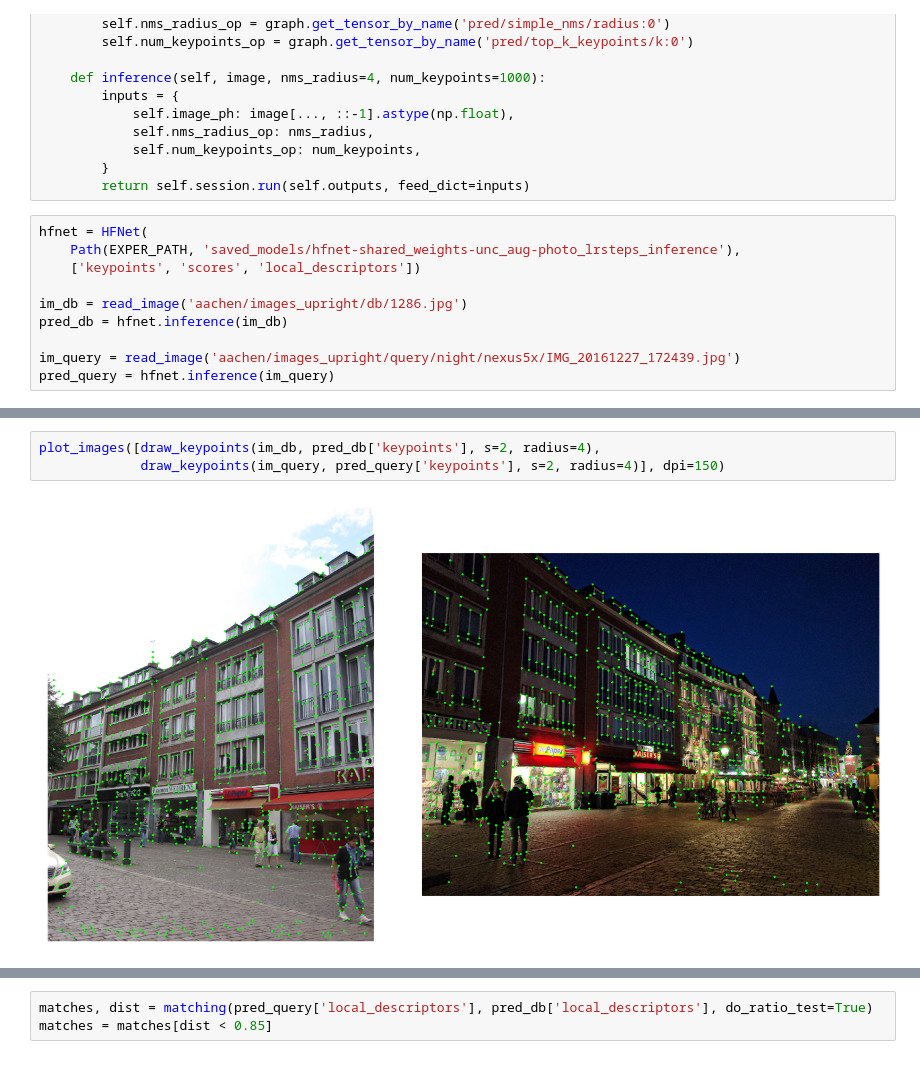
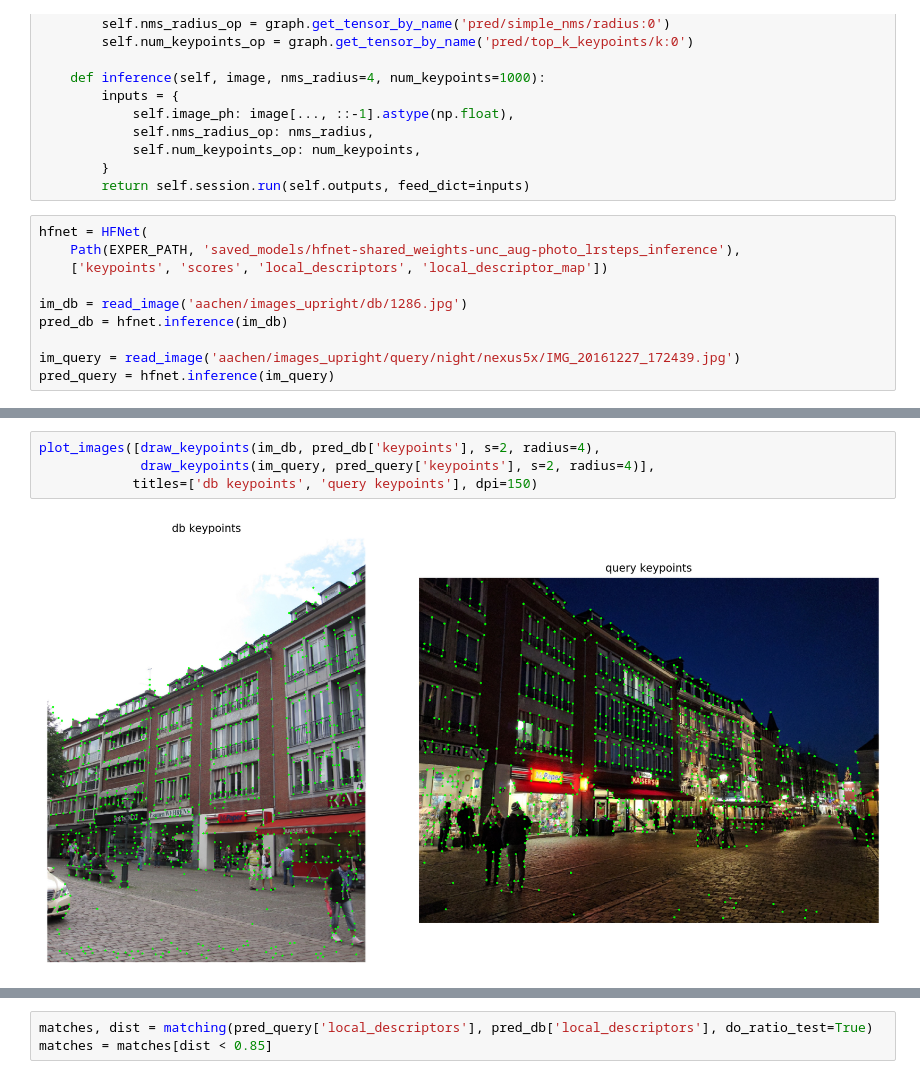
Before and after one commit to ethz-asl/hfnet, a Jupyter notebook: notebooks/demo.ipynb, the cells around one changed output, grey strips where cells are left out. Drawn from its saved outputs; the diff is of its cells as text.

```diff
--- a/notebooks/demo.ipynb
+++ b/notebooks/demo.ipynb
@@ -48,7 +48,7 @@ class HFNet:
 # %%
 hfnet = HFNet(
     Path(EXPER_PATH, 'saved_models/hfnet-shared_weights-unc_aug-photo_lrsteps_inference'),
-    ['keypoints', 'scores', 'local_descriptors'])
+    ['keypoints', 'scores', 'local_descriptors', 'local_descriptor_map'])
 
 im_db = read_image('aachen/images_upright/db/1286.jpg')
 pred_db = hfnet.inference(im_db)
@@ -60,5 +60,6 @@ pred_query = hfnet.inference(im_query)
 # %%
 plot_images([draw_keypoints(im_db, pred_db['keypoints'], s=2, radius=4),
-             draw_keypoints(im_query, pred_query['keypoints'], s=2, radius=4)], dpi=150)
+             draw_keypoints(im_query, pred_query['keypoints'], s=2, radius=4)],
+            titles=['db keypoints', 'query keypoints'], dpi=150)
 # %% [output]
-[figure, old version]
+[figure, new version]
```
Also changed, not shown: parts of 4 cells of this notebook, 1 other file.
